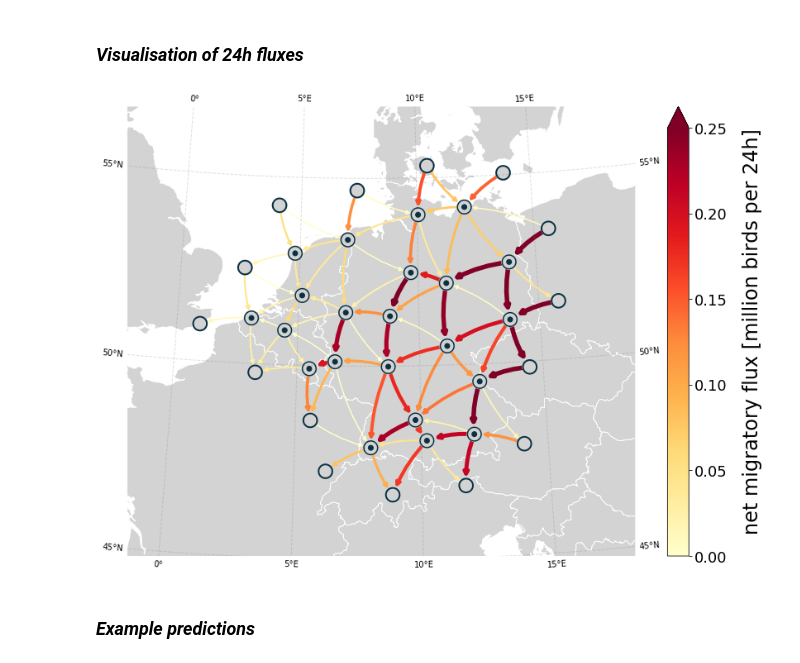
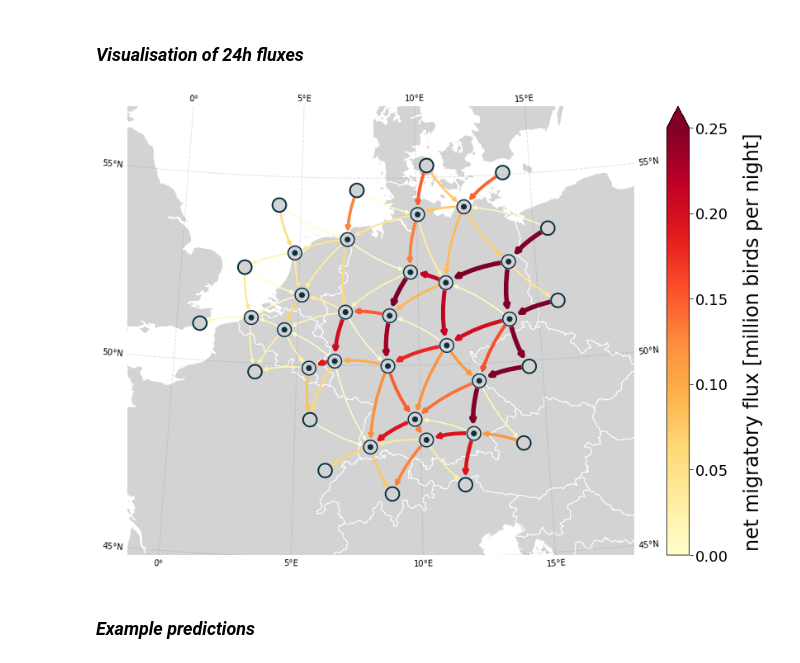
Before and after one commit to FionaLippert/FluxRGNN, a Jupyter notebook: notebooks/radar_case_study.ipynb, the cells around one changed output. Drawn from its saved outputs; the diff is of its cells as text; code cells hidden in the pictures.

```diff
--- a/notebooks/radar_case_study.ipynb
+++ b/notebooks/radar_case_study.ipynb
@@ -149,8 +151,7 @@ def plot_fluxes(voronoi, G, ax, countries, bird_scale=1, extent=None, label='net
     else:
         node_size = scale*1000/len(G)
     nx.draw(G, pos=pos, with_labels=False, node_size=node_size, node_color=node_colors, ax=ax,
-            options={'arrowsize': edge_widths*50}, connectionstyle="arc3,rad=0.1",
-                  edge_color=edge_colors, width=edge_widths, zorder=2)
+            connectionstyle="arc3,rad=0.1", edge_color=edge_colors, width=edge_widths)
 
     gplt.polyplot(coord_df.query('observed == 1').buffer(20_000*scale).to_crs(epsg=4326),
                   ax=ax, zorder=3, edgecolor=c_marker, extent=extent, linewidth=1.5)
@@ -187,8 +188,10 @@ c_text = '#262626'
 c_countries = 'lightgray'
 # %%
 home = osp.expanduser("~")
-base_dir = osp.join(home, 'FluxRGNN')
+base_dir = osp.join(home, 'Documents', 'FluxRGNN')
 result_dir = osp.join(base_dir, 'results')
+model_dir = osp.join(base_dir, 'results', 'radar', 'FluxRGNN', 'test_2017', 'final')
+result_dir = osp.join(base_dir, 'results', 'radar')
 output_dir = osp.join(base_dir, 'data', 'plots', 'final')
 os.makedirs(output_dir, exist_ok=True)
 shape_dir = osp.join(base_dir, 'data', 'shapes')
@@ -296,40 +299,40 @@ trial = 2 #'all'
 
 if not trial in range(1,6):
     all_G = {}
     for t in range(1,6):
-        all_G[t] = nx.read_gpickle(osp.join(model_dir, 'FluxRGNN', 'test_2017', 'final',
-                        'performance_evaluation', '1-24', f'model_fluxes_{trial}.gpickle'))
+        all_G[t] = nx.read_gpickle(osp.join(model_dir,
+                        'performance_evaluation_fixedT0', '1-24', f'model_fluxes_{trial}.gpickle'))
     G_new = nx.DiGraph()
     G_new.add_nodes_from(list(all_G[2].nodes(data=True)))
     for i, j in it.combinations(list(G_new.nodes()), 2):
         fluxes_ij = []
         fluxes_ji = []
         for t, G in all_G.items():
             data_ij = G.get_edge_data(i, j, default=None)
             data_ji = G.get_edge_data(j, i, default=None)
             if data_ij is not None:
                 fluxes_ij.append(data_ij['flux'])
                 fluxes_ji.append(-data_ij['flux'])
             if data_ji is not None:
                 fluxes_ij.append(-data_ji['flux'])
                 fluxes_ji.append(data_ji['flux'])
         if len(fluxes_ij):
             f_ij = np.nanmean(fluxes_ij)
             f_ji = np.nanmean(fluxes_ji)
             if f_ij > 0:
                 G_new.add_edge(i, j, flux=f_ij)
             else:
                 G_new.add_edge(j, i, flux=f_ji)
 else:
-    G_new = nx.read_gpickle(osp.join(model_dir, 'FluxRGNN', 'test_2017', 'final',
-                        'performance_evaluation', '1-24', f'model_fluxes_{trial}.gpickle'))
+    G_new = nx.read_gpickle(osp.join(model_dir,
+                        'performance_evaluation_fixedT0', '1-24', f'model_fluxes_{trial}.gpickle'))
 
 ax, max_flux = plot_fluxes(voronoi, G_new, ax, countries, bird_scale=1e-6, max_flux=0.25, extent=extent,
-                        crs=crs.proj4_init, label=r'net migratory flux [million birds per 24h]')
+                        crs=crs.proj4_init, label=r'net migratory flux [million birds per night]')
 
-fig.savefig(osp.join(output_dir, f'radar_avg_24h_fluxes_model_trial_{trial}.png'), bbox_inches='tight', dpi=200)
+fig.savefig(osp.join(output_dir, f'radar_avg_nightly_fluxes_model_trial_{trial}.png'), bbox_inches='tight', dpi=200)
 # %% [output]
-[figure, old version]
+[figure, new version]
 # %% [markdown]
 ### ***Example predictions***
 # %%
```
Also changed, not shown: parts of 5 cells of this notebook, 5 other files.
